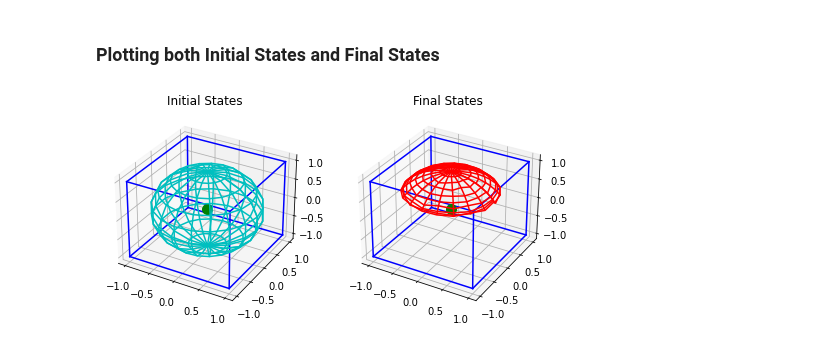
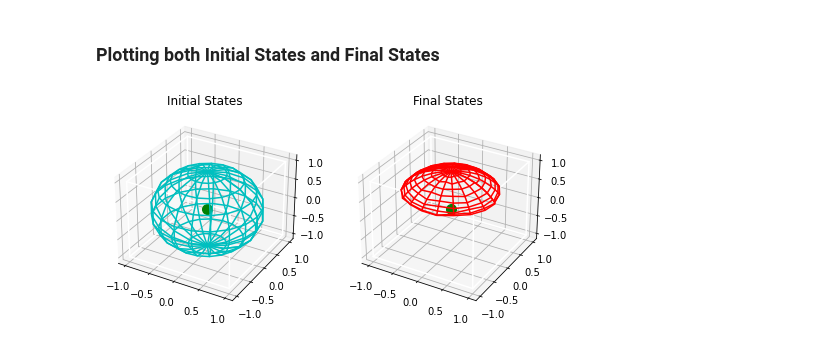
Before and after one commit to iamtxena/quantum-channel-discrimination, a Jupyter notebook: src/qcdBase.ipynb, the cells around one changed output. Drawn from its saved outputs; the diff is of its cells as text; code cells hidden in the pictures.

```diff
--- a/src/qcdBase.ipynb
+++ b/src/qcdBase.ipynb
@@ -55,3 +46,20 @@ Preparing states to pass through the circuit
+# %%
+# convert the results of a simulation to a final state: aplha*|0> + beta*|1>
+def convertCountsToFinalState(inCounts):
+    countsZero = 0
+    countsOne = 0
+
+    if "0" in inCounts:
+        countsZero = inCounts["0"]
+    if "1" in inCounts:
+        countsOne = inCounts["1"]
+
+    totalCycles = countsZero + countsOne
+
+    return {
+        "zeroAmplitude": np.sqrt(countsZero/totalCycles),
+        "oneAmplitude": np.sqrt(countsOne/totalCycles),
+    }
 # %%
 print("Defining the circuit")
 # Create the circuit gates
@@ -98,21 +124,21 @@ plot_histogram([totalCounts[0], totalCounts[int((len(totalCounts)/10)*2)], total
 # %% [markdown]
 ## Plotting the results
 # %%
-def computeStateVectorCoordsReshaped(amplitudeVector):
+def computeStateVectorCoordsReshaped(amplitudesVector, inputAnglesPhase, nPointsTheta, nPointsPhase):
     initialStateVectorCoordsX = []
     initialStateVectorCoordsY = []
     initialStateVectorCoordsZ = []
-    for i in range(len(amplitudeVector)):
-        Theta_i = 2*np.arccos(amplitudeVector[i])
-        Phase_i = Phase[i % P]
+    for indexAmplitudes in range(len(amplitudesVector)):
+        Theta_i = 2*np.arccos(amplitudesVector[indexAmplitudes])
+        Phase_i = inputAnglesPhase[indexAmplitudes % nPointsPhase]
         initialStateVectorCoordsX.append(np.sin(Theta_i)*np.cos(Phase_i))
         initialStateVectorCoordsY.append(np.sin(Theta_i)*np.sin(Phase_i))
         initialStateVectorCoordsZ.append(np.cos(Theta_i))
     # Reshaping matrices X, Y and Z in right dimensions to be represented
     return {
-        'reshapedCoordsX':  np.reshape(initialStateVectorCoordsX, (T, P)),
-        'reshapedCoordsY':  np.reshape(initialStateVectorCoordsY, (T, P)),
-        'reshapedCoordsZ':  np.reshape(initialStateVectorCoordsZ, (T, P)),
+        'reshapedCoordsX':  np.reshape(initialStateVectorCoordsX, (nPointsTheta, nPointsPhase)),
+        'reshapedCoordsY':  np.reshape(initialStateVectorCoordsY, (nPointsTheta, nPointsPhase)),
+        'reshapedCoordsZ':  np.reshape(initialStateVectorCoordsZ, (nPointsTheta, nPointsPhase)),
     }
 # %%
 # function that draw a cube passing axes as a parameter
@@ -121,42 +147,42 @@ def draw_cube(axes):
     r = [-1, 1]
     for s, e in combinations(np.array(list(product(r, r, r))), 2):
         if np.sum(np.abs(s-e)) == r[1]-r[0]:
-            axes.plot3D(*zip(s, e), color="b")
+            axes.plot3D(*zip(s, e), color="w")
 # %% [markdown]
 ### Plotting both Initial States and Final States
 # %%
 # Set the Initial States
-initialStates = computeStateVectorCoordsReshaped(Zero_Amplitude)
+initialStates = computeStateVectorCoordsReshaped(initialStatesZeroAmplitude, anglesPhase, pointsTheta, pointsPhase)
 # Set the Final States
-finalStates = computeStateVectorCoordsReshaped(Zero_AmplitudeF)
+finalStates = computeStateVectorCoordsReshaped(finalStatesZeroAmplitude, anglesPhase, pointsTheta, pointsPhase)
 # set up a figure twice as wide as it is tall
 fig = plt.figure(figsize=plt.figaspect(0.5))
 
 #===============
 #  First subplot
 #===============
 # set up the axes for the first plot
 ax = fig.add_subplot(1, 2, 1, projection='3d')
 draw_cube(ax)
 
 # draw initial states
 ax.plot_wireframe(initialStates['reshapedCoordsX'], initialStates['reshapedCoordsY'], initialStates['reshapedCoordsZ'], color="c")
 ax.set_title("Initial States")
 # draw center
 ax.scatter([0], [0], [0], color="g", s=100)
 
 #===============
 # Second subplot
 #===============
 # set up the axes for the second plot
 ax = fig.add_subplot(1, 2, 2, projection='3d')
 draw_cube(ax)
 # draw final states
 ax.plot_wireframe(finalStates['reshapedCoordsX'], finalStates['reshapedCoordsY'], finalStates['reshapedCoordsZ'], color="r")
 ax.set_title("Final States")
 # draw center
 ax.scatter([0], [0], [0], color="g", s=100)
 
 plt.show()
 # %% [output]
-[figure, old version]
+[figure, new version]
```
Also changed, not shown: parts of 6 cells of this notebook.
